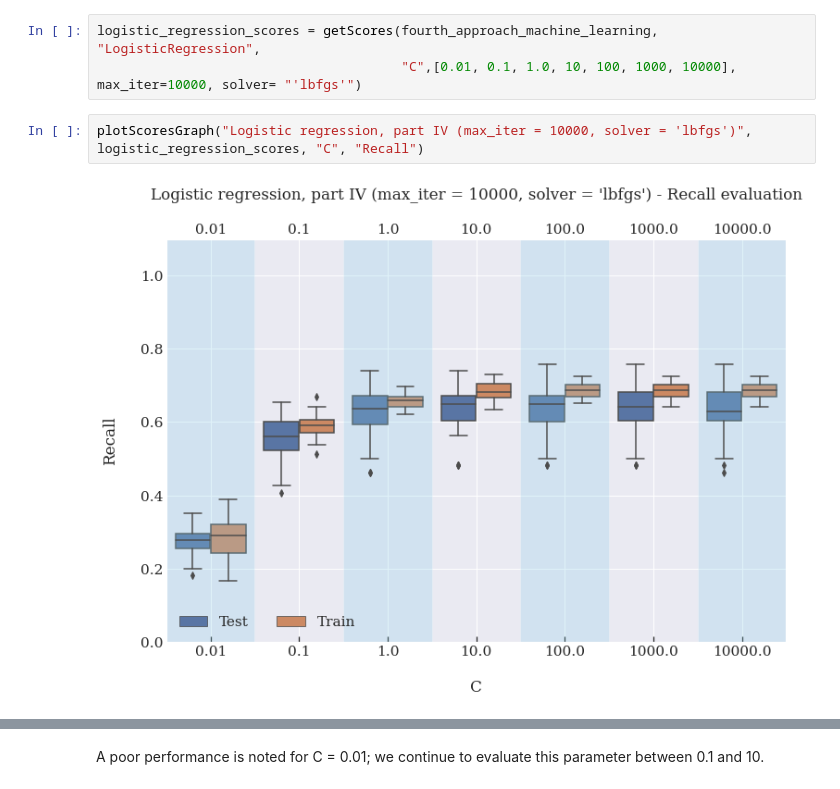
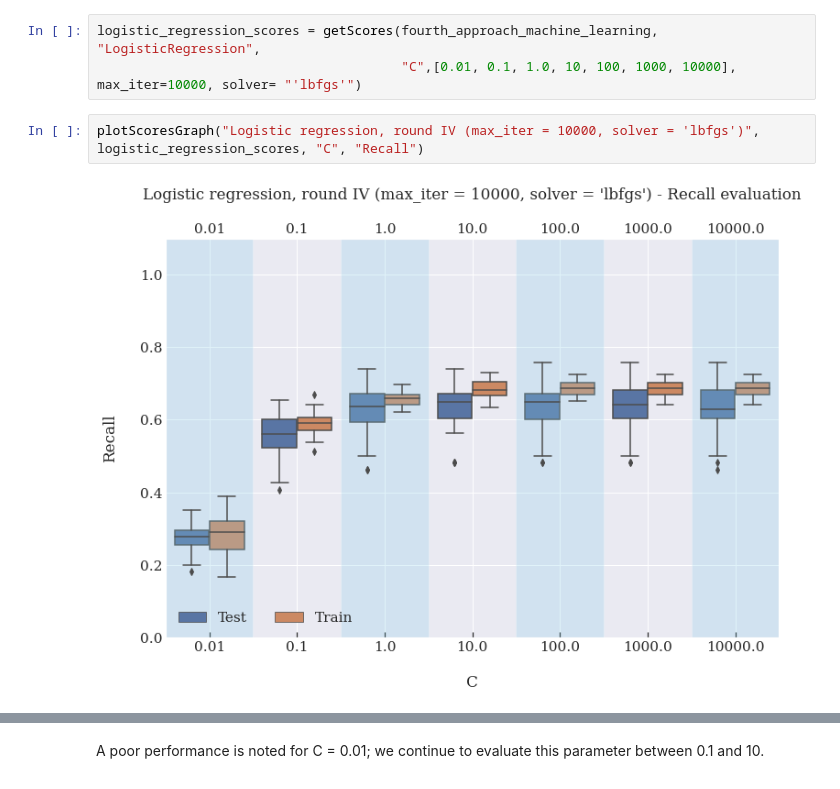
Before and after one commit to renato-favarin/covid_ICU_prediction_at_sirio_libanes, a Jupyter notebook: Renato_da_Nova_Favarin.ipynb, the cells around one changed output, grey strips where cells are left out. Cells and saved outputs as stored; diff of their text form.

```diff
--- a/Renato_da_Nova_Favarin.ipynb
+++ b/Renato_da_Nova_Favarin.ipynb
@@ -1942,7 +1941,7 @@ Let's choose solver = 'lbfgs' again.
 logistic_regression_scores = getScores(fourth_approach_machine_learning, "LogisticRegression",
                                        "C",[0.01, 0.1, 1.0, 10, 100, 1000, 10000], max_iter=10000, solver= "'lbfgs'")
 # %%
-plotScoresGraph("Logistic regression, part IV (max_iter = 10000, solver = 'lbfgs')", logistic_regression_scores, "C", "Recall")
+plotScoresGraph("Logistic regression, round IV (max_iter = 10000, solver = 'lbfgs')", logistic_regression_scores, "C", "Recall")
 # %% [output]
-[figure, old version]
+[figure, new version]
 # %%
```
Also changed, not shown: parts of 92 cells of this notebook, 1 other file.
